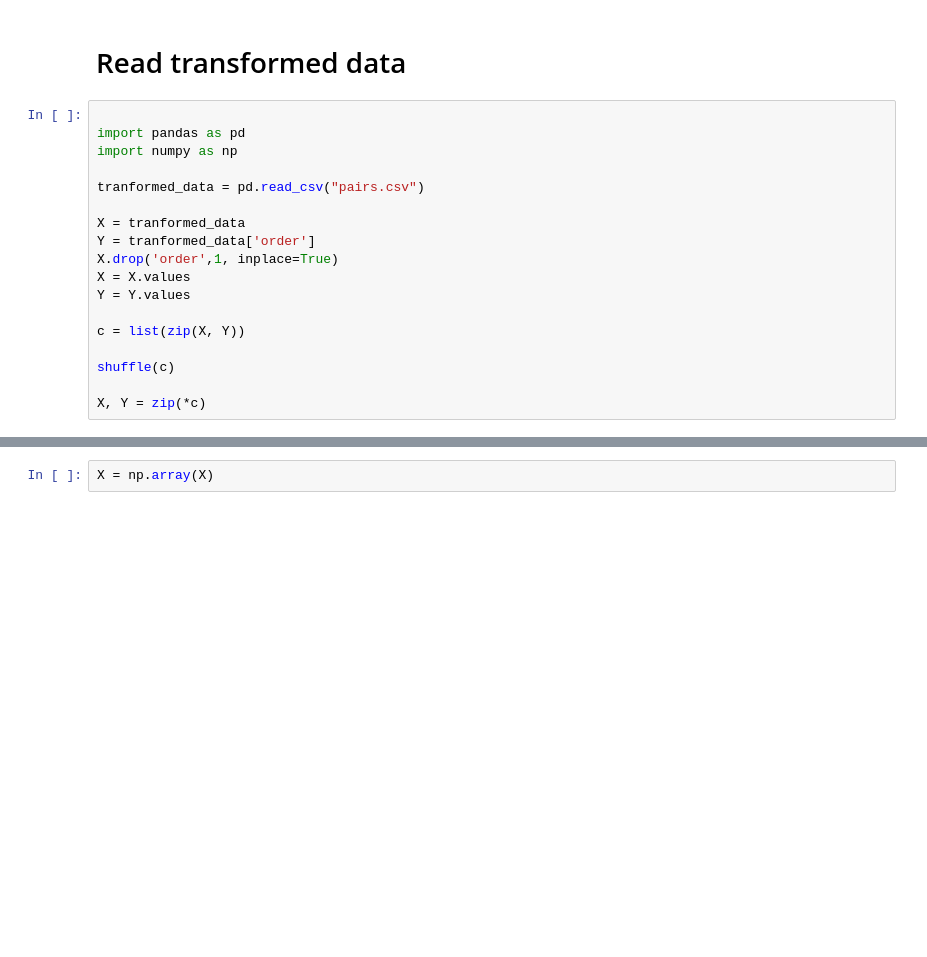
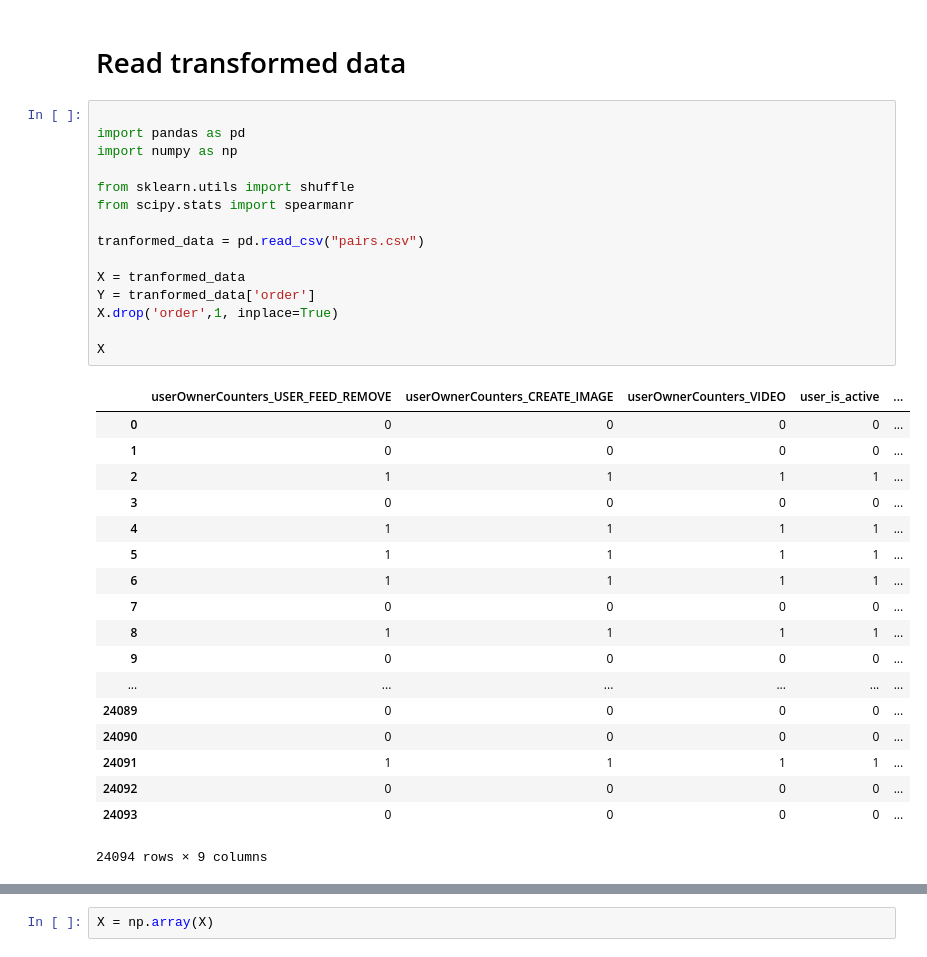
Before and after one commit to SKutukov/ML_experiments, a Jupyter notebook: main.py.ipynb, the cells around one changed output, grey strips where cells are left out. Drawn from its saved outputs; the diff is of its cells as text; blank space fills up the shorter version.

```diff
--- a/main.py.ipynb
+++ b/main.py.ipynb
@@ -261,18 +261,34 @@ binarized_tranformed_data
 # %%
 
 import pandas as pd
 import numpy as np
+
+from sklearn.utils import shuffle
+from scipy.stats import spearmanr
 
 tranformed_data = pd.read_csv("pairs.csv")
 
 X = tranformed_data
 Y = tranformed_data['order']
 X.drop('order',1, inplace=True)
-X = X.values
-Y = Y.values
 
-c = list(zip(X, Y))
-
-shuffle(c)
-
-X, Y = zip(*c)
+X
+# %% [output]
+|  | userOwnerCounters_USER_FEED_REMOVE | userOwnerCounters_CREATE_IMAGE | userOwnerCounters_VIDEO | user_is_active | ... |
+| 0 | 0 | 0 | 0 | 0 | ... |
+| 1 | 0 | 0 | 0 | 0 | ... |
+| 2 | 1 | 1 | 1 | 1 | ... |
+| 3 | 0 | 0 | 0 | 0 | ... |
+| 4 | 1 | 1 | 1 | 1 | ... |
+| 5 | 1 | 1 | 1 | 1 | ... |
+| 6 | 1 | 1 | 1 | 1 | ... |
+| 7 | 0 | 0 | 0 | 0 | ... |
+| 8 | 1 | 1 | 1 | 1 | ... |
+| 9 | 0 | 0 | 0 | 0 | ... |
+| ... | ... | ... | ... | ... | ... |
+| 24089 | 0 | 0 | 0 | 0 | ... |
+| 24090 | 0 | 0 | 0 | 0 | ... |
+| 24091 | 1 | 1 | 1 | 1 | ... |
+| 24092 | 0 | 0 | 0 | 0 | ... |
+| 24093 | 0 | 0 | 0 | 0 | ... |
+24094 rows × 9 columns
```
Also changed, not shown: parts of 12 cells of this notebook, 1 other file.
